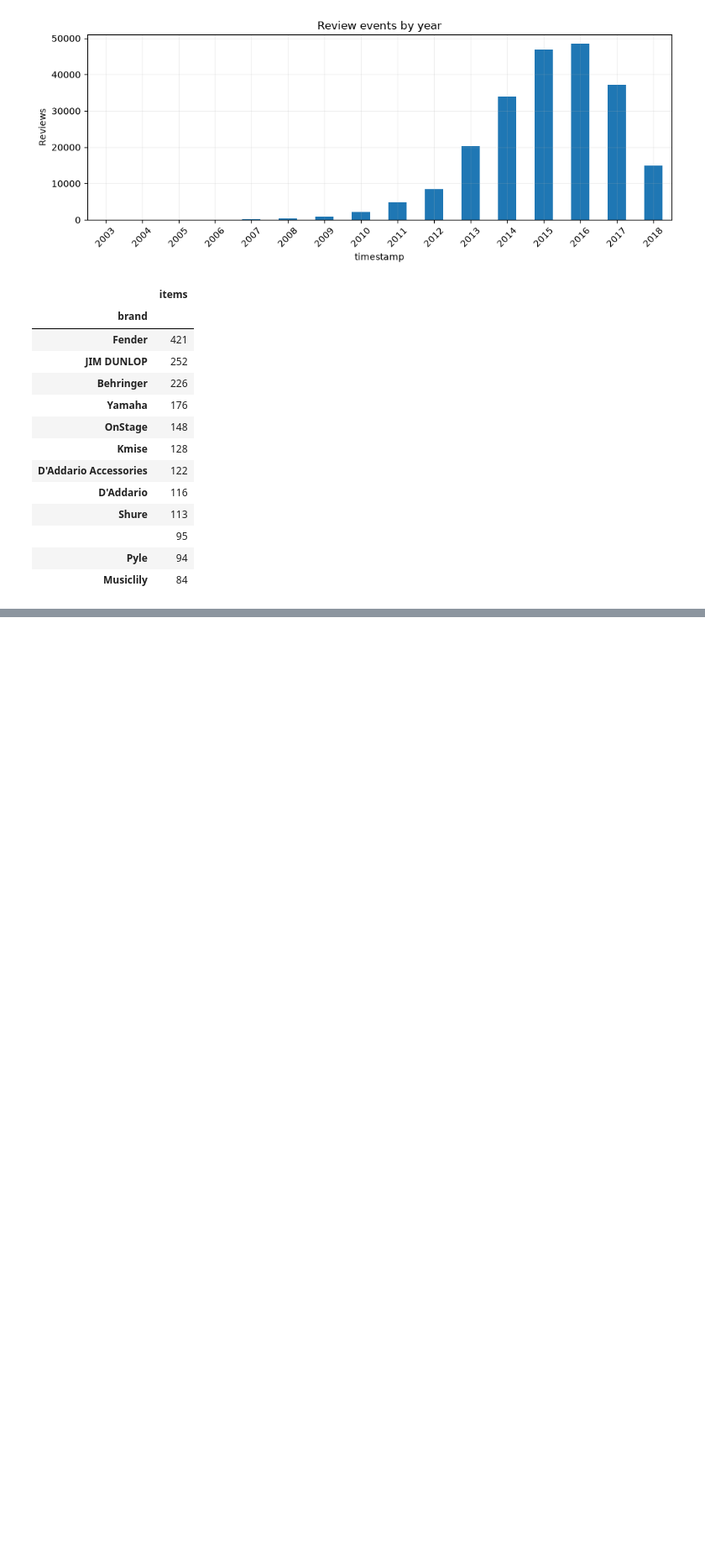
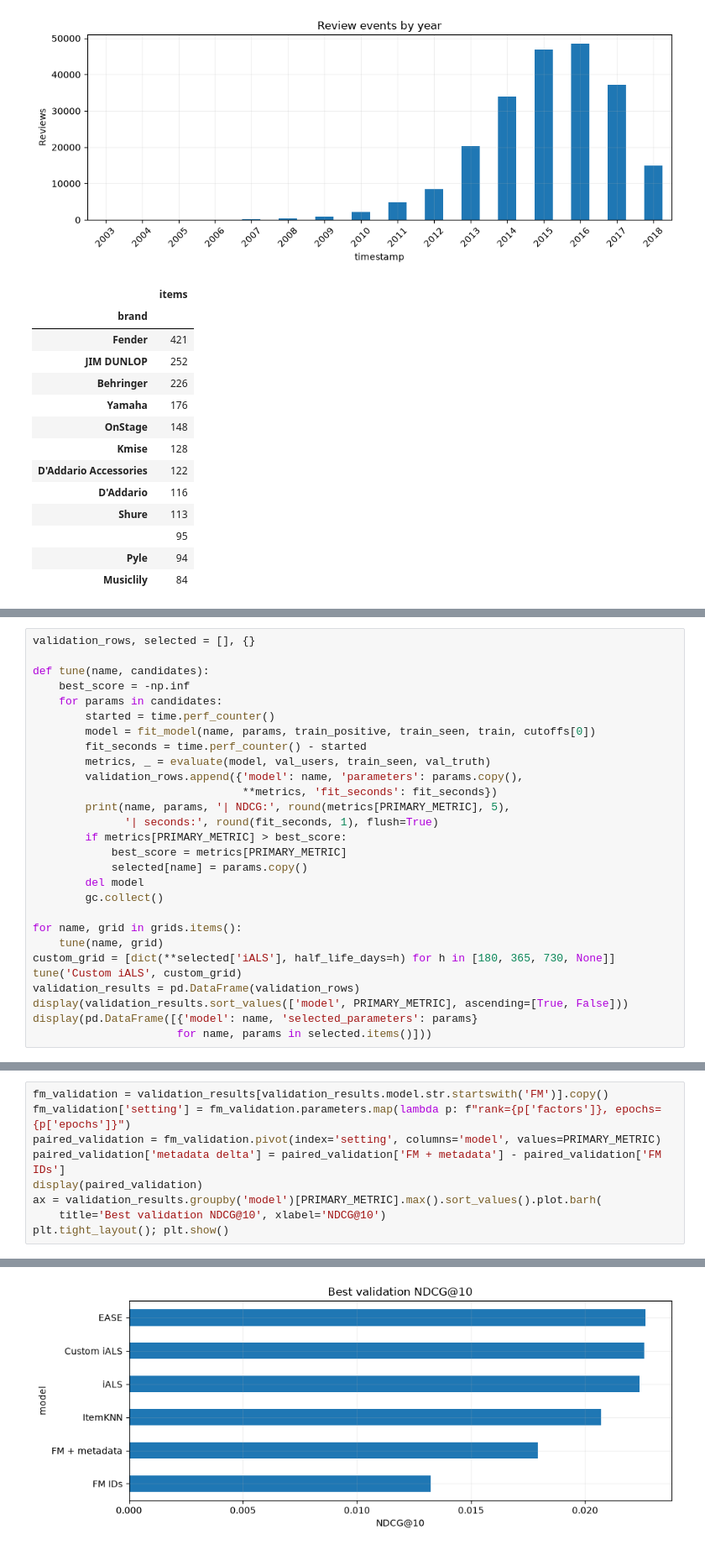
Before and after one commit to slonyar/recsys-hw1, a Jupyter notebook: experiments.ipynb, the cells around one changed output, grey strips where cells are left out. Shown at 84% size. Drawn from its saved outputs; the diff is of its cells as text; blank space fills up the shorter version.

```diff
--- a/experiments.ipynb
+++ b/experiments.ipynb
@@ -135,0 +266,28 @@ display(catalog.brand.value_counts().head(12).rename('items').to_frame())
+# %%
+validation_rows, selected = [], {}
+
+def tune(name, candidates):
+    best_score = -np.inf
+    for params in candidates:
+        started = time.perf_counter()
+        model = fit_model(name, params, train_positive, train_seen, train, cutoffs[0])
+        fit_seconds = time.perf_counter() - started
+        metrics, _ = evaluate(model, val_users, train_seen, val_truth)
+        validation_rows.append({'model': name, 'parameters': params.copy(),
+                                **metrics, 'fit_seconds': fit_seconds})
+        print(name, params, '| NDCG:', round(metrics[PRIMARY_METRIC], 5),
+              '| seconds:', round(fit_seconds, 1), flush=True)
+        if metrics[PRIMARY_METRIC] > best_score:
+            best_score = metrics[PRIMARY_METRIC]
+            selected[name] = params.copy()
+        del model
+        gc.collect()
+
+for name, grid in grids.items():
+    tune(name, grid)
+custom_grid = [dict(**selected['iALS'], half_life_days=h) for h in [180, 365, 730, None]]
+tune('Custom iALS', custom_grid)
+validation_results = pd.DataFrame(validation_rows)
+display(validation_results.sort_values(['model', PRIMARY_METRIC], ascending=[True, False]))
+display(pd.DataFrame([{'model': name, 'selected_parameters': params}
+                      for name, params in selected.items()]))
@@ -135,0 +336,10 @@ display(catalog.brand.value_counts().head(12).rename('items').to_frame())
+# %%
+fm_validation = validation_results[validation_results.model.str.startswith('FM')].copy()
+fm_validation['setting'] = fm_validation.parameters.map(lambda p: f"rank={p['factors']}, epochs={p['epochs']}")
+paired_validation = fm_validation.pivot(index='setting', columns='model', values=PRIMARY_METRIC)
+paired_validation['metadata delta'] = paired_validation['FM + metadata'] - paired_validation['FM IDs']
+display(paired_validation)
+ax = validation_results.groupby('model')[PRIMARY_METRIC].max().sort_values().plot.barh(
+    title='Best validation NDCG@10', xlabel='NDCG@10')
+plt.tight_layout(); plt.show()
+# %% [output]
@@ -135,0 +357 @@ display(catalog.brand.value_counts().head(12).rename('items').to_frame())
+[figure, added]
```
Also changed, not shown: parts of 12 cells of this notebook.
